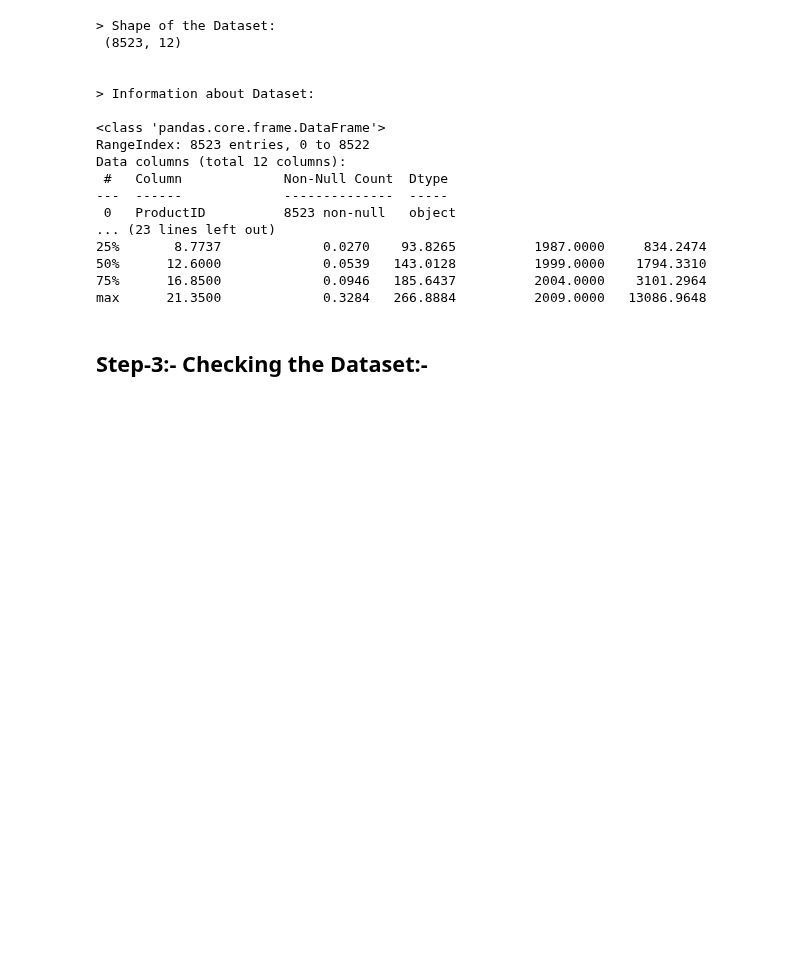
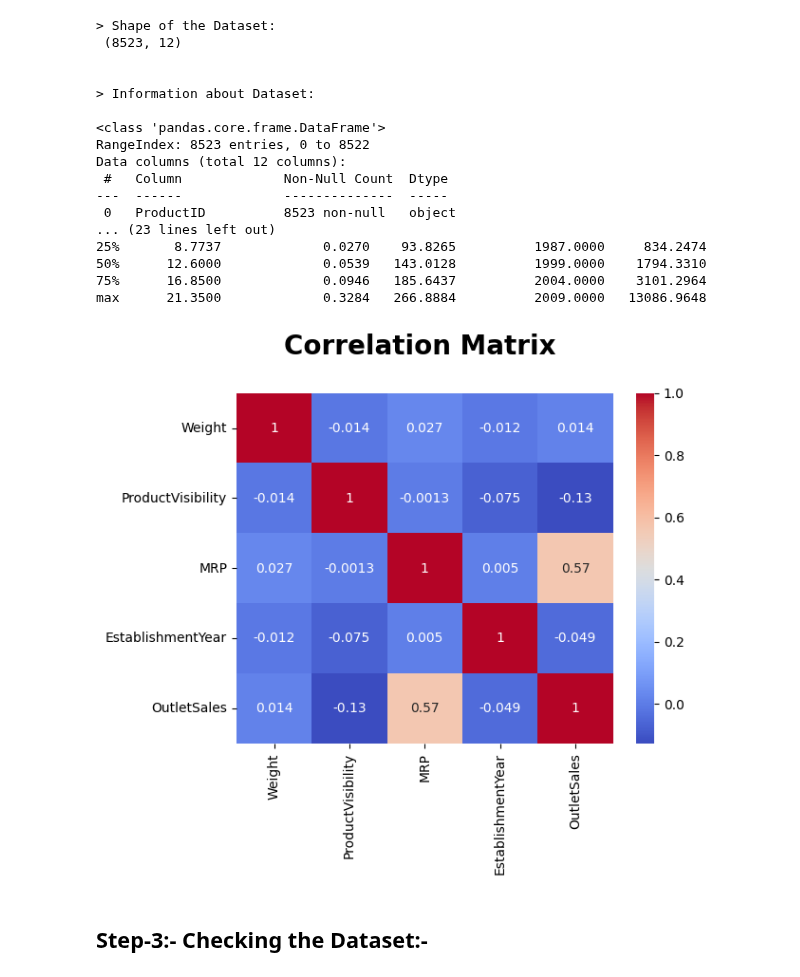
Before and after one commit to rajan-dhinoja/machine_learning_projects, a Jupyter notebook: Sales_Prediction.ipynb, the cells around one changed output. Saved outputs shown, nothing was run; the diff lists cells and outputs as text; code cells hidden in the pictures; blank space fills up the shorter version.

```diff
--- a/Sales_Prediction.ipynb
+++ b/Sales_Prediction.ipynb
@@ -53,6 +78,14 @@ Data columns (total 12 columns):
 50%      12.6000             0.0539   143.0128          1999.0000    1794.3310
 75%      16.8500             0.0946   185.6437          2004.0000    3101.2964
 max      21.3500             0.3284   266.8884          2009.0000   13086.9648
+# %%
+# Correlation Matrix
+correlation_matrix = dataset[numerical_cols].corr()
+sns.heatmap(correlation_matrix, annot=True, cmap='coolwarm')
+plt.title('Correlation Matrix \n',fontsize=20,  fontweight=800)
+plt.show()
+# %% [output]
+[figure, added]
 # %% [markdown]
 ## Step-3:- Checking the Dataset:-
 # %% [markdown]
```
Also changed, not shown: parts of 11 cells of this notebook.
